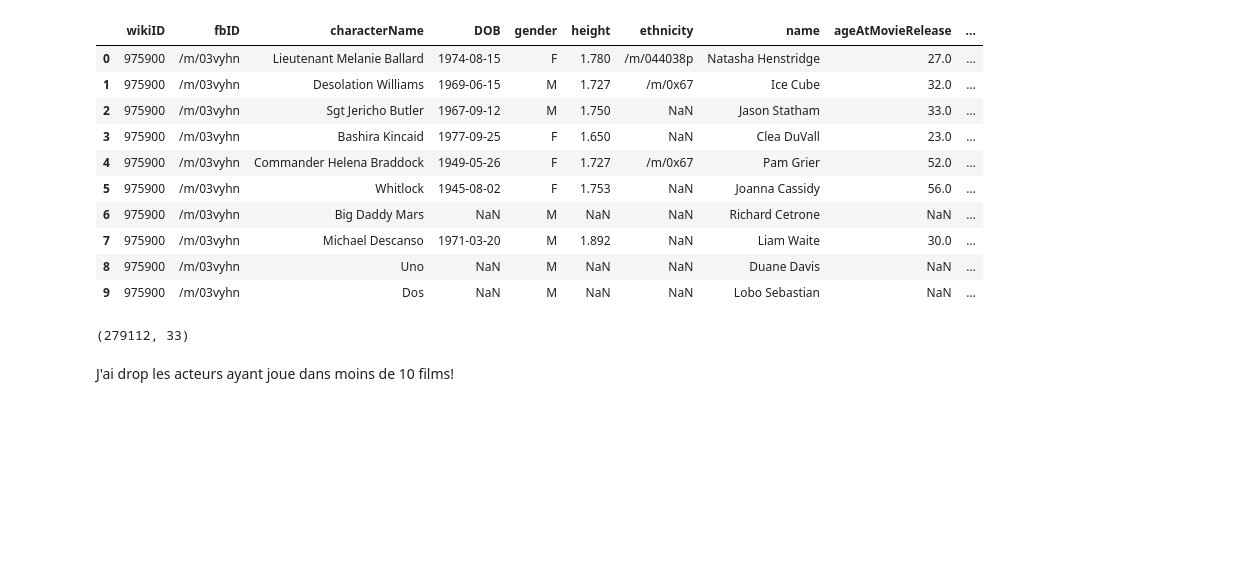
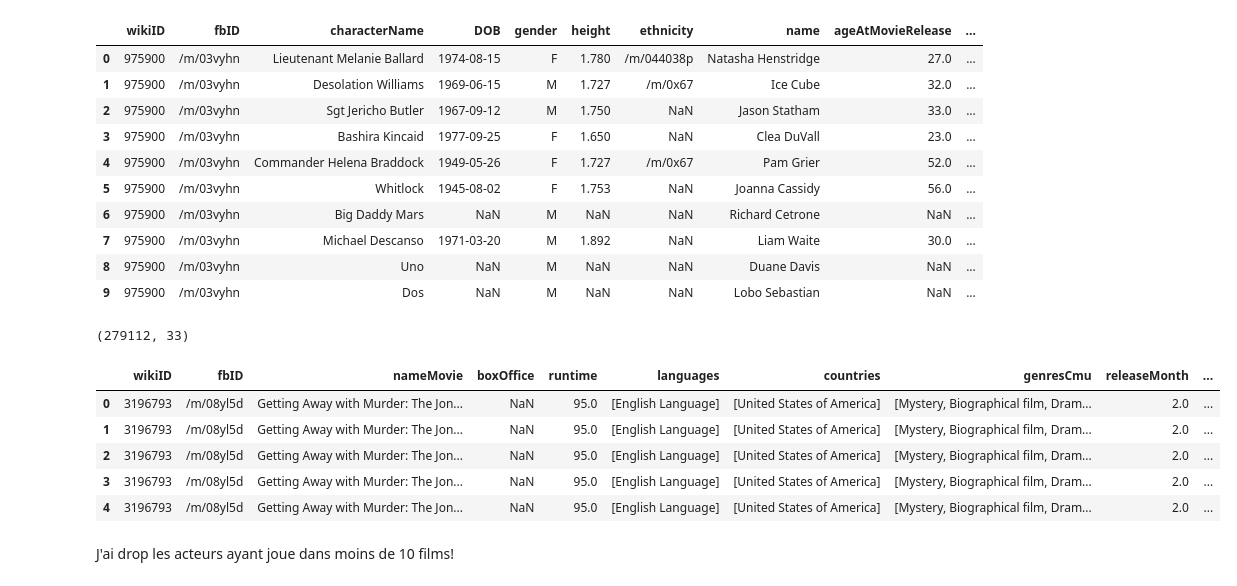
Before and after one commit to epfl-ada/ada-2023-project-lovelace, a Jupyter notebook: Code/jennifer.ipynb, the cells around one changed output. Drawn from its saved outputs; the diff is of its cells as text; code cells hidden in the pictures; blank space fills up the shorter version.

Commit message:
Actor

```diff
--- a/Code/jennifer.ipynb
+++ b/Code/jennifer.ipynb
@@ -15,7 +15,7 @@ DATA_FOLDER = "../Data/"
 
 movies_imdb = pd.read_csv(DATA_FOLDER + 'movies_imdb.csv',
                           converters={'languages': parse_list, 'countries': parse_list, 'genresCmu': parse_list,
-                                      'genresImdb': parse_list})
+                                      'genresImdb': parse_list, 'unifiedGenres': parse_list})
 # %%
 print(f"Percentage of data available for the budget: {round(100*(1-movies_imdb.budget.isna().sum()/movies_imdb.shape[0]), 3)}")
 # %% [output]
@@ -165,3 +162,12 @@ movies_actors['boxOfficeCategory'] = pd.Categorical(movies_actors['boxOfficeCate
+# %%
+movies_actors.head()
+# %% [output]
+|  | wikiID | fbID | nameMovie | boxOffice | runtime | languages | countries | genresCmu | releaseMonth | ... |
+| 0 | 3196793 | /m/08yl5d | Getting Away with Murder: The Jon... | NaN | 95.0 | [English Language] | [United States of America] | [Mystery, Biographical film, Dram... | 2.0 | ... |
+| 1 | 3196793 | /m/08yl5d | Getting Away with Murder: The Jon... | NaN | 95.0 | [English Language] | [United States of America] | [Mystery, Biographical film, Dram... | 2.0 | ... |
+| 2 | 3196793 | /m/08yl5d | Getting Away with Murder: The Jon... | NaN | 95.0 | [English Language] | [United States of America] | [Mystery, Biographical film, Dram... | 2.0 | ... |
+| 3 | 3196793 | /m/08yl5d | Getting Away with Murder: The Jon... | NaN | 95.0 | [English Language] | [United States of America] | [Mystery, Biographical film, Dram... | 2.0 | ... |
+| 4 | 3196793 | /m/08yl5d | Getting Away with Murder: The Jon... | NaN | 95.0 | [English Language] | [United States of America] | [Mystery, Biographical film, Dram... | 2.0 | ... |
 # %% [markdown]
 J'ai drop les acteurs ayant joue dans moins de 10 films!
 # %%
```
Also changed, not shown: parts of 11 cells of this notebook.
